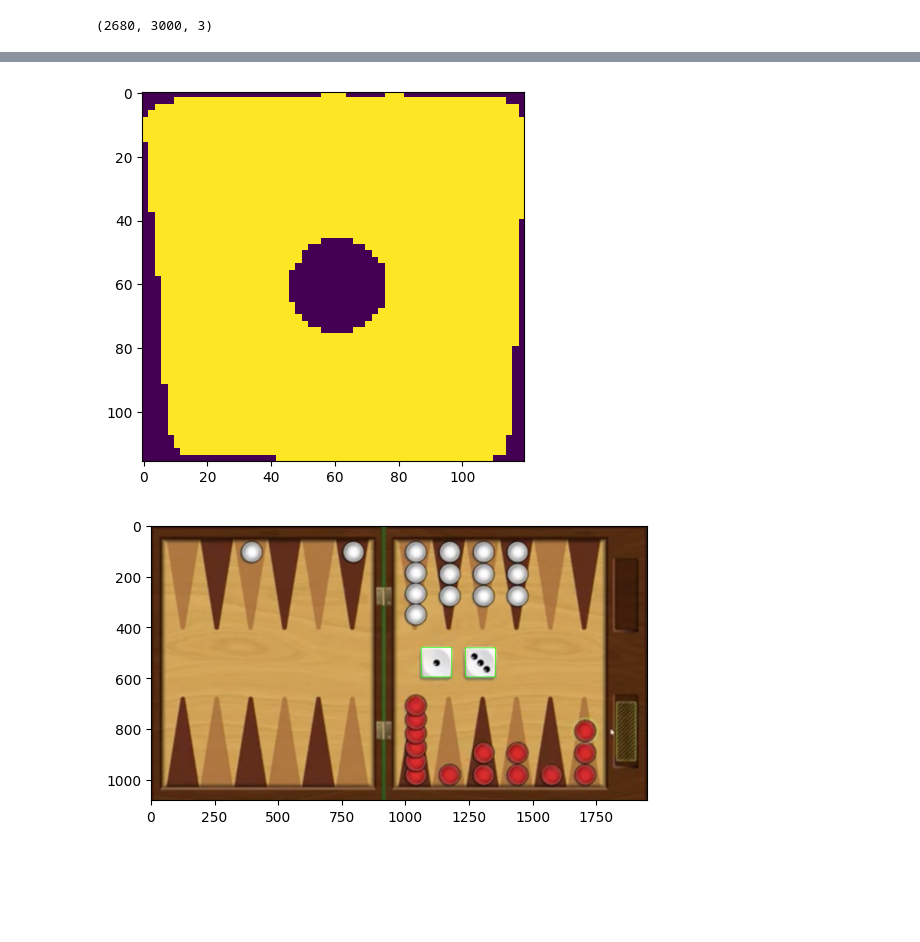
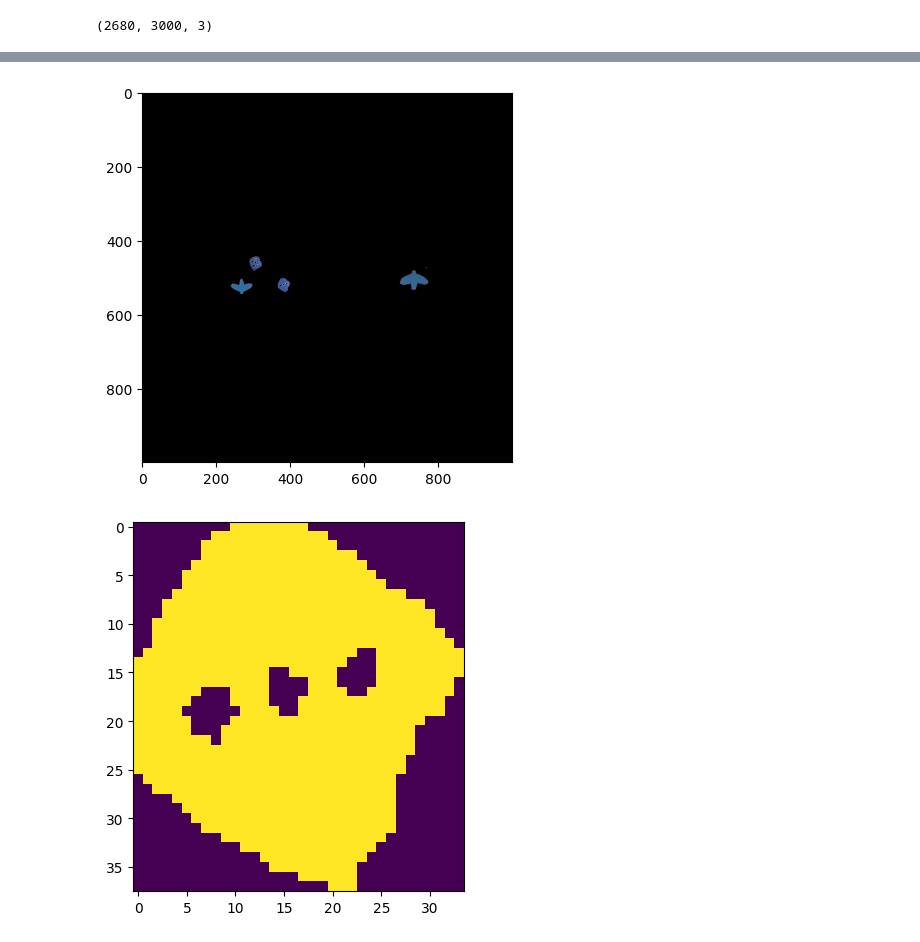
Before and after one commit to RobertKowalczewski/CVProject2, a Jupyter notebook: project2.ipynb, the cells around one changed output, grey strips where cells are left out. Cells and saved outputs as stored; diff of their text form; code cells hidden in the pictures; blank space fills up the shorter version.

Commit message:
added dice detection

```diff
--- a/project2.ipynb
+++ b/project2.ipynb
@@ -99,18 +99,18 @@ minRadius = 30
 maxRadius = 40 #10
 
 
-board_ = cv2.GaussianBlur(board_, (5,5),0)
-board_ = cv2.blur(board_, (5,5))
+# board_ = cv2.GaussianBlur(board_, (5,5),0)
+# board_ = cv2.blur(board_, (5,5))
 
-circles = cv2.HoughCircles(board_,cv2.HOUGH_GRADIENT, 1, minDist, param1=param1, param2=param2, minRadius=minRadius, maxRadius=maxRadius)
+# circles = cv2.HoughCircles(board_,cv2.HOUGH_GRADIENT, 1, minDist, param1=param1, param2=param2, minRadius=minRadius, maxRadius=maxRadius)
 
 
-if circles is not None:
-    circles = np.uint16(np.around(circles))
-    for i in circles[0,:]:
-        cv2.circle(board_, (i[0], i[1]), i[2], (0, 255, 0), 2)
+# if circles is not None:
+#     circles = np.uint16(np.around(circles))
+#     for i in circles[0,:]:
+#         cv2.circle(board_, (i[0], i[1]), i[2], (0, 255, 0), 2)
 
-# Show result for testing:
-plt.imshow(board_)
-plt.show()
+# # Show result for testing:
+# plt.imshow(board_)
+# plt.show()
 # %% [output]
@@ -118,31 +118,48 @@ plt.show()
 # %%
-#detect dice
+#detect dice new
+img_hsv=cv2.cvtColor(board_, cv2.COLOR_RGB2HSV)
 
-board_ = np.array(board)
-mask = cv2.inRange(board_, (200,200,200), (255,255,255))
-cnts = cv2.findContours(mask, cv2.RETR_EXTERNAL, cv2.CHAIN_APPROX_SIMPLE)
+k = np.ones((3,3))
+# lower mask (0-10)
+lb = 100
+lower_red = np.array([60,lb,lb])
+upper_red = np.array([150,255,255])
+mask0 = cv2.inRange(img_hsv, lower_red, upper_red)
+
+plt.imshow(mask0)
+plt.show()
+
+# join my masks
+redmask = mask0
+redmask = cv2.dilate(redmask, k)
+
+output_img = np.array(board_)
+output_img[np.where(redmask==0)] = 0
+
+plt.imshow(output_img)
+plt.show()
+
+
+cnts = cv2.findContours(redmask, cv2.RETR_EXTERNAL, cv2.CHAIN_APPROX_SIMPLE)
 cnts = cnts[0] if len(cnts) == 2 else cnts[1]
 
 
 dices = []
-min_area = 10000
-max_area = 20000
+min_area = 100
+max_area = 1000
 for c in cnts:
     area = cv2.contourArea(c)
     if area > min_area and area < max_area:
         x,y,w,h = cv2.boundingRect(c)
-        dices.append(mask[y:y+h, x:x+w])
-        cv2.rectangle(board_, (x, y), (x + w, y + h), (36,255,12), 2)
+        dices.append(redmask[y:y+h, x:x+w])
+        #cv2.rectangle(board_, (x, y), (x + w, y + h), (36,255,12), 2)
 
-detector = cv2.SimpleBlobDetector()
+#detector = cv2.SimpleBlobDetector()
 for dice in dices:
     plt.imshow(dice)
     plt.show()
-    #blobs = detector.detect(dice)
+    # blobs = detector.detect(dice)
     # im_with_keypoints = cv2.drawKeypoints(board_, blobs, np.array([]), (0,0,255), cv2.DRAW_MATCHES_FLAGS_DRAW_RICH_KEYPOINTS)
     # plt.imshow(im_with_keypoints)
     # plt.show()
-
-plt.imshow(board_)
-plt.show()
 # %% [output]
@@ -150,2 +167,2 @@ plt.show()
-[figure, old version]
+[figure, new version]
-[figure, old version]
+[figure, new version]
```
Also changed, not shown: parts of 5 cells of this notebook.
